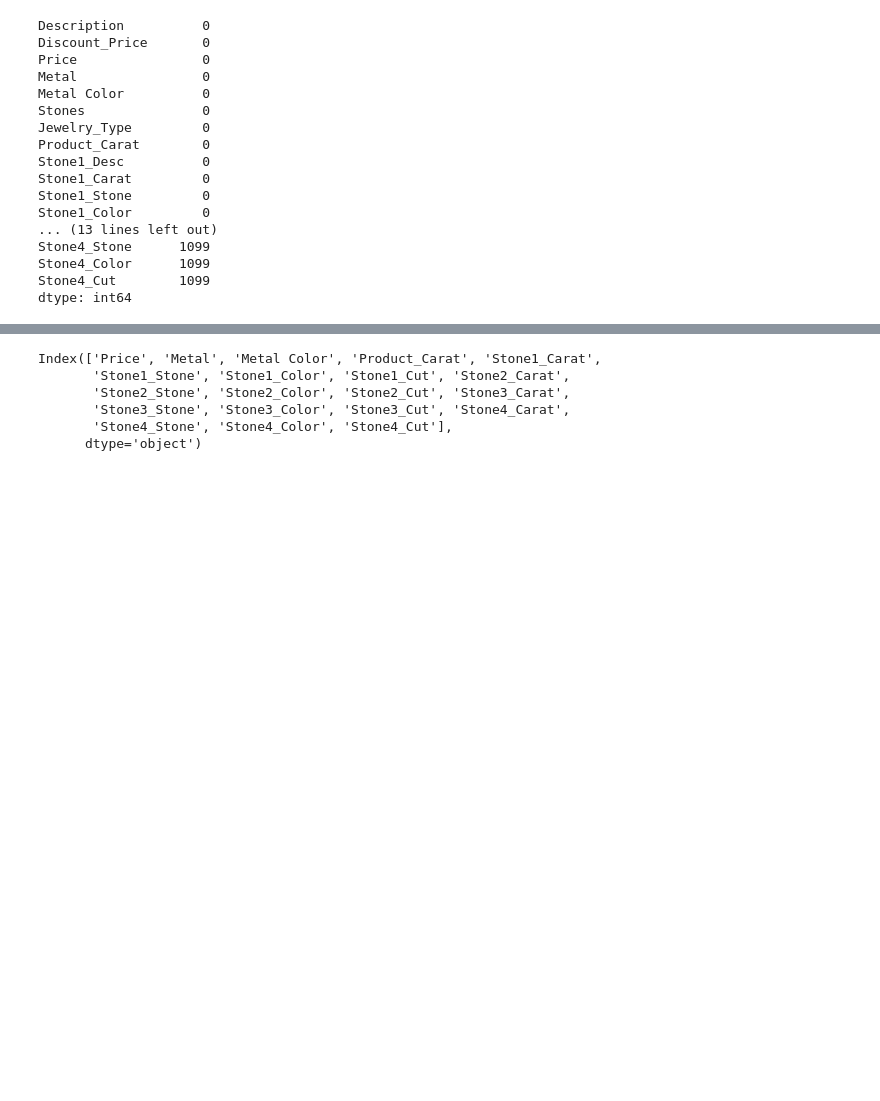
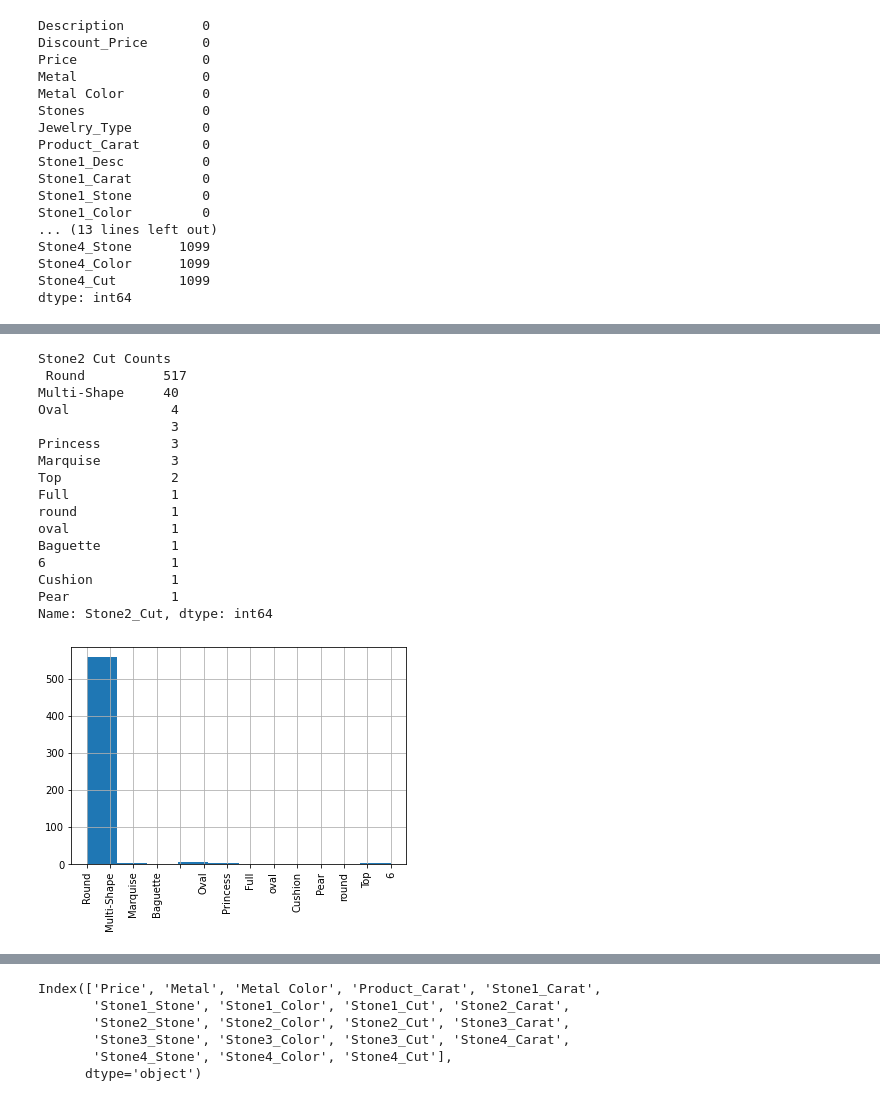
Before and after one commit to rgandhre/SpringBoard, a Jupyter notebook: DataScience_Capstone2/notebooks/Effy_EDA_Rings.ipynb, the cells around one changed output, grey strips where cells are left out. Drawn from its saved outputs; the diff is of its cells as text; code cells hidden in the pictures; blank space fills up the shorter version.

```diff
--- a/DataScience_Capstone2/notebooks/Effy_EDA_Rings.ipynb
+++ b/DataScience_Capstone2/notebooks/Effy_EDA_Rings.ipynb
@@ -339,0 +630,23 @@ dtype: int64
+# %%
+print('Stone2 Cut Counts \n', df_rings['Stone2_Cut'].value_counts())
+df_rings['Stone2_Cut'].hist()
+plt.xticks(rotation='vertical')
+plt.show()
+# %% [output]
+Stone2 Cut Counts
+ Round          517
+Multi-Shape     40
+Oval             4
+                 3
+Princess         3
+Marquise         3
+Top              2
+Full             1
+round            1
+oval             1
+Baguette         1
+6                1
+Cushion          1
+Pear             1
+Name: Stone2_Cut, dtype: int64
+[figure, added]
```
Also changed, not shown: parts of 31 cells of this notebook.
